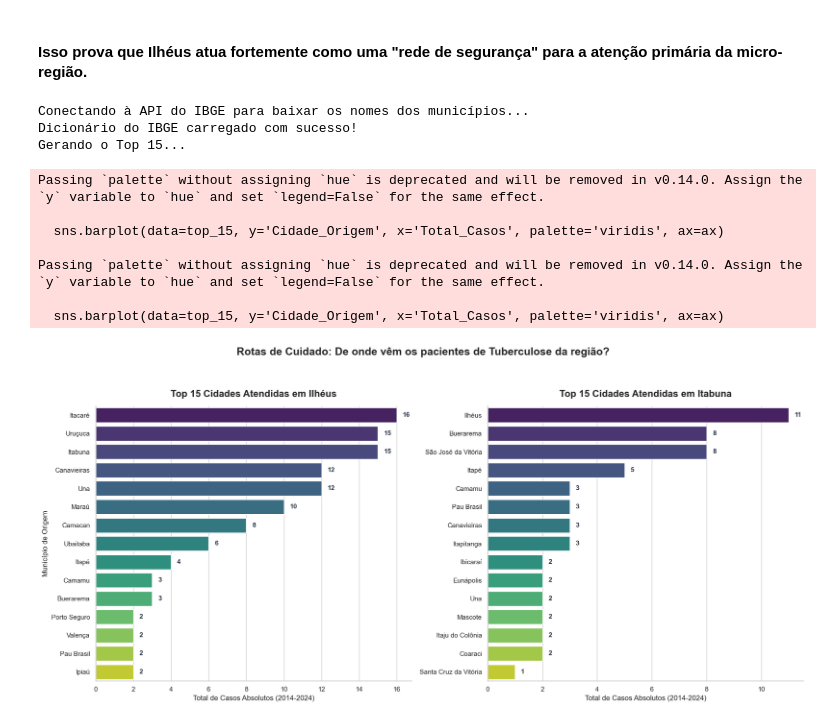
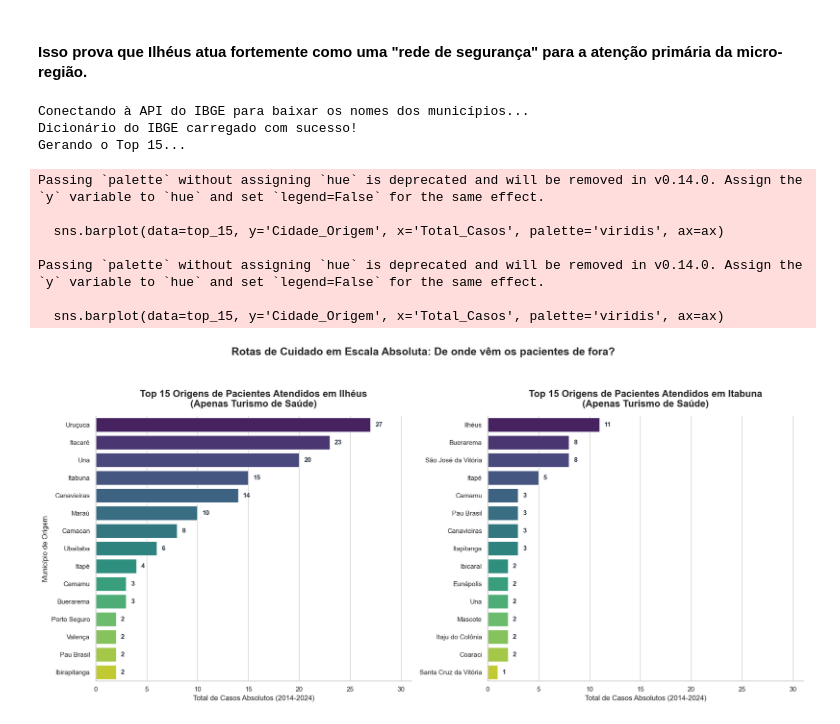
Before and after one commit to bcjesus-01/Analise-de-Dados-de-Tuberculose-DATASUS, a Jupyter notebook: notebooks/06_Análise_Geoespacial.ipynb, the cells around one changed output. Saved outputs shown, nothing was run; the diff lists cells and outputs as text; code cells hidden in the pictures.

Commit message:
add: Mais cidades analisadas

```diff
--- a/notebooks/06_Análise_Geoespacial.ipynb
+++ b/notebooks/06_Análise_Geoespacial.ipynb
@@ -286,8 +291,27 @@ Passing `palette` without assigning `hue` is deprecated and will be removed in v
 #### Isso prova que Ilhéus atua fortemente como uma "rede de segurança" para a atenção primária da micro-região.
 # %%
 import requests
+import matplotlib.pyplot as plt
+import seaborn as sns
+import pandas as pd
 
-# 1. CONSUMO DA API DO IBGE E MAPEAMENTO
+# 1. MAPEAMENTO DAS CIDADES NA BASE ANTIGA
+mapa_cidades = {
+    291360.0: 'Ilhéus', 291480.0: 'Itabuna',
+    '291360': 'Ilhéus', '291480': 'Itabuna',
+    'Ilhéus': 'Ilhéus', 'Itabuna': 'Itabuna'
+}
+# Cria a coluna com o nome limpo da cidade onde o paciente foi tratado
+df['Cidade_Tratamento'] = df['Municipio_Notificacao'].map(mapa_cidades)
+
+# Garante que os códigos tenham 6 dígitos limpos para não dar erro
+df['Municipio_Notificacao_6'] = df['Municipio_Notificacao'].astype(str).str.replace('.0', '', regex=False).str[:6]
+df['Municipio_Residencia_6'] = df['Municipio_Residencia'].astype(str).str.replace('.0', '', regex=False).str[:6]
+
+# O segredo do Turismo de Saúde: Filtramos mantendo APENAS quem se tratou fora de casa
+df_turismo = df[df['Municipio_Notificacao_6'] != df['Municipio_Residencia_6']].copy()
+
+# 2. CONSUMO DA API DO IBGE
 print("Conectando à API do IBGE para baixar os nomes dos municípios...")
 url_ibge = "https://servicodados.ibge.gov.br/api/v1/localidades/municipios"
 resposta = requests.get(url_ibge)
@@ -298,54 +322,70 @@ if resposta.status_code == 200:
     mapa_ibge = {str(mun['id'])[:6]: mun['nome'] for mun in dados_ibge}
     print("Dicionário do IBGE carregado com sucesso!\nGerando o Top 15...")
 
-    # Extrai o código de 6 dígitos da sua base de pacientes de fora
-    df_turismo['Codigo_6_digitos'] = df_turismo['Municipio_Residencia'].astype(str).str.replace('.0', '', regex=False).str[:6]
+    # Faz a tradução mágica via API
+    df_turismo['Nome_Cidade_Origem'] = df_turismo['Municipio_Residencia_6'].map(mapa_ibge).fillna('Código Desconhecido')
 
-    # Faz a tradução mágica
-    df_turismo['Nome_Cidade_Origem'] = df_turismo['Codigo_6_digitos'].map(mapa_ibge).fillna('Código Desconhecido')
+    # --- CÁLCULO DA ESCALA ABSOLUTA GLOBAL ANTES DO PLOT ---
+    cidades_alvo = ['Ilhéus', 'Itabuna']
+    dados_plotagem = {}
+    max_casos_global = 0
 
-    # 2. PLOTAGEM DO TOP 15 LADO A LADO
-    fig, axes = plt.subplots(1, 2, figsize=(18, 8), sharex=False)
-    cidades = ['Ilhéus', 'Itabuna']
-
-    for i, cidade in enumerate(cidades):
-        ax = axes[i]
+    for cidade in cidades_alvo:
         df_cidade = df_turismo[df_turismo['Cidade_Tratamento'] == cidade]
-
-        # Pega as 15 cidades que mais mandam pacientes
         top_15 = df_cidade['Nome_Cidade_Origem'].value_counts().head(15).reset_index()
         top_15.columns = ['Cidade_Origem', 'Total_Casos']
 
+        # Guarda para usar depois e descobre a maior barra
+        dados_plotagem[cidade] = top_15
+        if not top_15.empty:
+            max_casos_global = max(max_casos_global, top_15['Total_Casos'].max())
+
+    # Cria a régua travada (com 15% de margem extra para os textos não saírem cortados)
+    limite_global = max_casos_global * 1.15
+    # ------------------------------------------------------------------
+
+    # 3. PLOTAGEM DO TOP 15 LADO A LADO
+    fig, axes = plt.subplots(1, 2, figsize=(18, 8), sharex=True)
+
+    for i, cidade in enumerate(cidades_alvo):
+        ax = axes[i]
+
+        # Recupera os dados que já calculamos no passo anterior
+        top_15 = dados_plotagem[cidade]
+
         sns.barplot(data=top_15, y='Cidade_Origem', x='Total_Casos', palette='viridis', ax=ax)
 
-        ax.set_title(f'Top 15 Cidades Atendidas em {cidade}', fontsize=16, fontweight='bold', pad=15)
+        # Trava o eixo X na escala absoluta
+        ax.set_xlim(0, limite_global)
+
+        ax.set_title(f'Top 15 Origens de Pacientes Atendidos em {cidade}\n(Apenas Turismo de Saúde)', fontsize=16, fontweight='bold', pad=15)
         ax.set_xlabel('Total de Casos Absolutos (2014-2024)', fontsize=12)
         ax.set_ylabel('Município de Origem' if i == 0 else '', fontsize=12)
 
         # Adiciona os números exatos nas barras para facilitar a leitura
         for p in ax.patches:
             largura = p.get_width()
-            if largura > 0:
-                ax.text(largura + (top_15['Total_Casos'].max() * 0.02), p.get_y() + p.get_height()/2,
+            if not pd.isna(largura) and largura > 0:
+                ax.text(largura + (limite_global * 0.015), p.get_y() + p.get_height()/2,
                         f'{int(largura)}', va='center', fontsize=11, fontweight='bold', color='#2d3748')
 
-    plt.suptitle('Rotas de Cuidado: De onde vêm os pacientes de Tuberculose da região?',
+    plt.suptitle('Rotas de Cuidado em Escala Absoluta: De onde vêm os pacientes de fora?',
                  fontsize=18, fontweight='bold', y=1.05)
     sns.despine()
     plt.tight_layout()
     plt.show()
 
 else:
     print("Falha ao conectar com o IBGE. Verifique sua conexão com a internet.")
 # %% [output]
 Conectando à API do IBGE para baixar os nomes dos municípios...
 Dicionário do IBGE carregado com sucesso!
 Gerando o Top 15...
 Passing `palette` without assigning `hue` is deprecated and will be removed in v0.14.0. Assign the `y` variable to `hue` and set `legend=False` for the same effect.
 
   sns.barplot(data=top_15, y='Cidade_Origem', x='Total_Casos', palette='viridis', ax=ax)
 
 Passing `palette` without assigning `hue` is deprecated and will be removed in v0.14.0. Assign the `y` variable to `hue` and set `legend=False` for the same effect.
 
   sns.barplot(data=top_15, y='Cidade_Origem', x='Total_Casos', palette='viridis', ax=ax)
-[figure, old version]
+[figure, new version]
```
Also changed, not shown: parts of 6 cells of this notebook, 8 other files.
